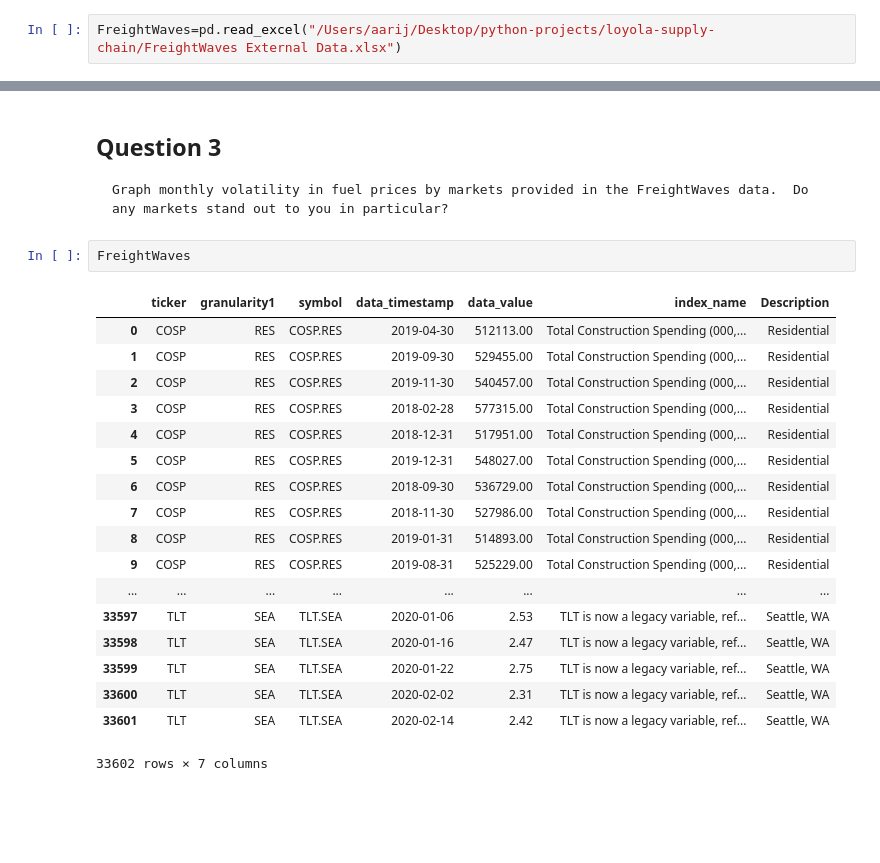
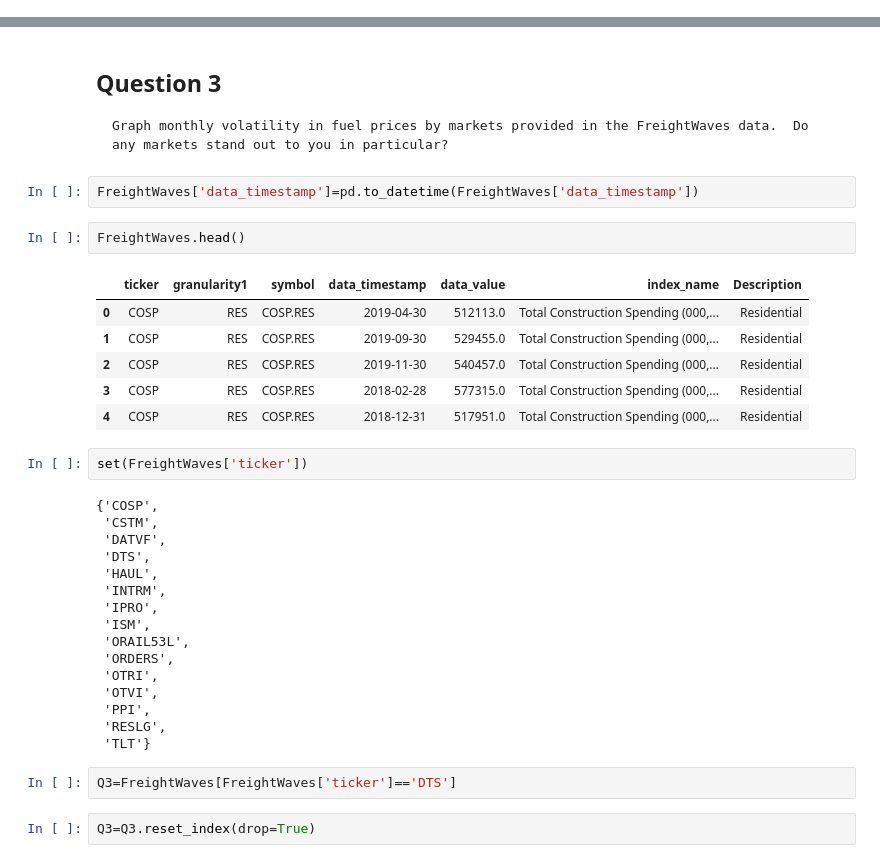
Before and after one commit to cmarshall1999/Loyola-Supply-Chain-Competition, a Jupyter notebook: Loyola-Supply-Chain-Analysis.ipynb, the cells around one changed output, grey strips where cells are left out. Saved outputs shown, nothing was run; the diff lists cells and outputs as text; blank space fills up the shorter version.

```diff
--- a/Loyola-Supply-Chain-Analysis.ipynb
+++ b/Loyola-Supply-Chain-Analysis.ipynb
@@ -24,2 +22,0 @@ For Aarij's Directory
-# %%
-FreightWaves=pd.read_excel("/Users/aarij/Desktop/python-projects/loyola-supply-chain/FreightWaves External Data.xlsx")
@@ -299,24 +339,36 @@ IntermodalLaneVolume2019
 ## Question 3
 
     Graph monthly volatility in fuel prices by markets provided in the FreightWaves data.  Do any markets stand out to you in particular?
+# %%
+FreightWaves['data_timestamp']=pd.to_datetime(FreightWaves['data_timestamp'])
 # %%
-FreightWaves
+FreightWaves.head()
 # %% [output]
 |  | ticker | granularity1 | symbol | data_timestamp | data_value | index_name | Description |
-| 0 | COSP | RES | COSP.RES | 2019-04-30 | 512113.00 | Total Construction Spending (000,... | Residential |
-| 1 | COSP | RES | COSP.RES | 2019-09-30 | 529455.00 | Total Construction Spending (000,... | Residential |
-| 2 | COSP | RES | COSP.RES | 2019-11-30 | 540457.00 | Total Construction Spending (000,... | Residential |
-| 3 | COSP | RES | COSP.RES | 2018-02-28 | 577315.00 | Total Construction Spending (000,... | Residential |
-| 4 | COSP | RES | COSP.RES | 2018-12-31 | 517951.00 | Total Construction Spending (000,... | Residential |
-| 5 | COSP | RES | COSP.RES | 2019-12-31 | 548027.00 | Total Construction Spending (000,... | Residential |
-| 6 | COSP | RES | COSP.RES | 2018-09-30 | 536729.00 | Total Construction Spending (000,... | Residential |
-| 7 | COSP | RES | COSP.RES | 2018-11-30 | 527986.00 | Total Construction Spending (000,... | Residential |
-| 8 | COSP | RES | COSP.RES | 2019-01-31 | 514893.00 | Total Construction Spending (000,... | Residential |
-| 9 | COSP | RES | COSP.RES | 2019-08-31 | 525229.00 | Total Construction Spending (000,... | Residential |
-| ... | ... | ... | ... | ... | ... | ... | ... |
-| 33597 | TLT | SEA | TLT.SEA | 2020-01-06 | 2.53 | TLT is now a legacy variable, ref... | Seattle, WA |
-| 33598 | TLT | SEA | TLT.SEA | 2020-01-16 | 2.47 | TLT is now a legacy variable, ref... | Seattle, WA |
-| 33599 | TLT | SEA | TLT.SEA | 2020-01-22 | 2.75 | TLT is now a legacy variable, ref... | Seattle, WA |
-| 33600 | TLT | SEA | TLT.SEA | 2020-02-02 | 2.31 | TLT is now a legacy variable, ref... | Seattle, WA |
-| 33601 | TLT | SEA | TLT.SEA | 2020-02-14 | 2.42 | TLT is now a legacy variable, ref... | Seattle, WA |
+| 0 | COSP | RES | COSP.RES | 2019-04-30 | 512113.0 | Total Construction Spending (000,... | Residential |
+| 1 | COSP | RES | COSP.RES | 2019-09-30 | 529455.0 | Total Construction Spending (000,... | Residential |
+| 2 | COSP | RES | COSP.RES | 2019-11-30 | 540457.0 | Total Construction Spending (000,... | Residential |
+| 3 | COSP | RES | COSP.RES | 2018-02-28 | 577315.0 | Total Construction Spending (000,... | Residential |
+| 4 | COSP | RES | COSP.RES | 2018-12-31 | 517951.0 | Total Construction Spending (000,... | Residential |
-33602 rows × 7 columns
+# %%
+set(FreightWaves['ticker'])
+# %% [output]
+{'COSP',
+ 'CSTM',
+ 'DATVF',
+ 'DTS',
+ 'HAUL',
+ 'INTRM',
+ 'IPRO',
+ 'ISM',
+ 'ORAIL53L',
+ 'ORDERS',
+ 'OTRI',
+ 'OTVI',
+ 'PPI',
+ 'RESLG',
+ 'TLT'}
+# %%
+Q3=FreightWaves[FreightWaves['ticker']=='DTS']
+# %%
+Q3=Q3.reset_index(drop=True)
```
Also changed, not shown: parts of 20 cells of this notebook, 2 other files.
